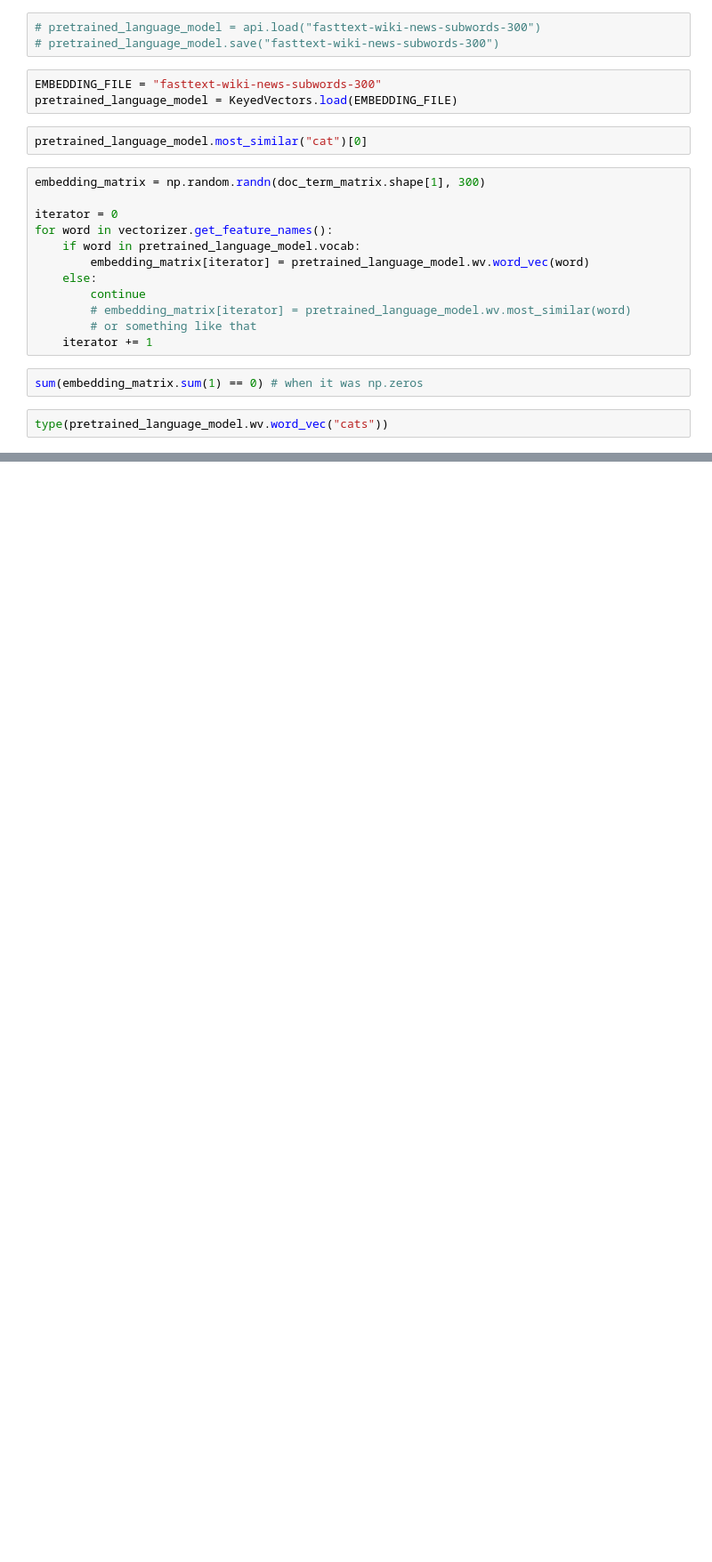
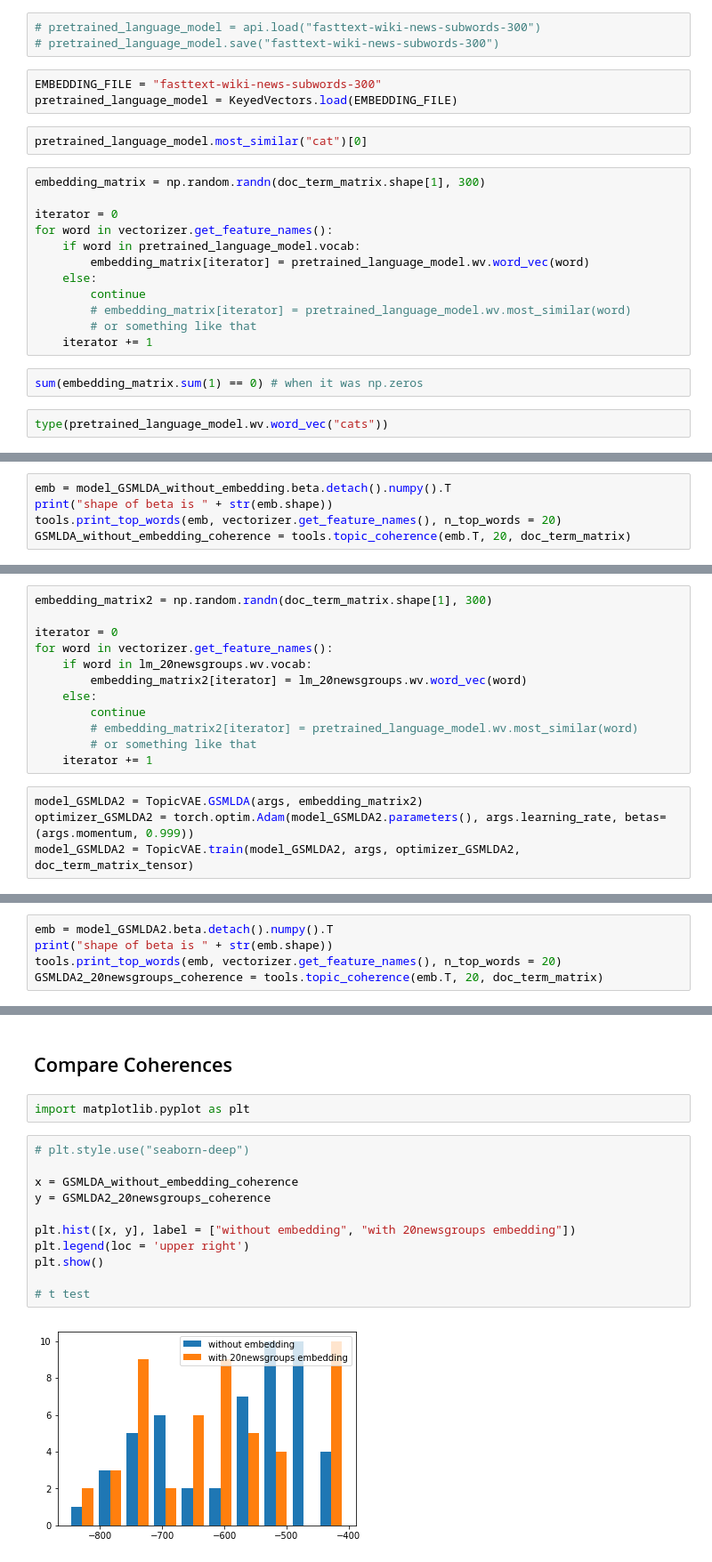
Before and after one commit to kristynpantoja/math689project, a Jupyter notebook: LDAExperiments.ipynb, the cells around one changed output, grey strips where cells are left out. Shown: that part at 89% size. Saved outputs shown, nothing was run; the diff lists cells and outputs as text; blank space fills up the shorter version.

Commit message:
language models function

```diff
--- a/LDAExperiments.ipynb
+++ b/LDAExperiments.ipynb
@@ -71,0 +194,5 @@ ValueError: The truth value of an array with more than one element is ambiguous.
+# %%
+emb = model_GSMLDA_without_embedding.beta.detach().numpy().T
+print("shape of beta is " + str(emb.shape))
+tools.print_top_words(emb, vectorizer.get_feature_names(), n_top_words = 20)
+GSMLDA_without_embedding_coherence = tools.topic_coherence(emb.T, 20, doc_term_matrix)
@@ -71,0 +237,16 @@ ValueError: The truth value of an array with more than one element is ambiguous.
+# %%
+embedding_matrix2 = np.random.randn(doc_term_matrix.shape[1], 300)
+
+iterator = 0
+for word in vectorizer.get_feature_names():
+    if word in lm_20newsgroups.wv.vocab:
+        embedding_matrix2[iterator] = lm_20newsgroups.wv.word_vec(word)
+    else:
+        continue
+        # embedding_matrix2[iterator] = pretrained_language_model.wv.most_similar(word)
+        # or something like that
+    iterator += 1
+# %%
+model_GSMLDA2 = TopicVAE.GSMLDA(args, embedding_matrix2)
+optimizer_GSMLDA2 = torch.optim.Adam(model_GSMLDA2.parameters(), args.learning_rate, betas=(args.momentum, 0.999))
+model_GSMLDA2 = TopicVAE.train(model_GSMLDA2, args, optimizer_GSMLDA2, doc_term_matrix_tensor)
@@ -71,0 +270,5 @@ ValueError: The truth value of an array with more than one element is ambiguous.
+# %%
+emb = model_GSMLDA2.beta.detach().numpy().T
+print("shape of beta is " + str(emb.shape))
+tools.print_top_words(emb, vectorizer.get_feature_names(), n_top_words = 20)
+GSMLDA2_20newsgroups_coherence = tools.topic_coherence(emb.T, 20, doc_term_matrix)
@@ -71,0 +293,17 @@ ValueError: The truth value of an array with more than one element is ambiguous.
+# %% [markdown]
+## Compare Coherences
+# %%
+import matplotlib.pyplot as plt
+# %%
+# plt.style.use("seaborn-deep")
+
+x = GSMLDA_without_embedding_coherence
+y = GSMLDA2_20newsgroups_coherence
+
+plt.hist([x, y], label = ["without embedding", "with 20newsgroups embedding"])
+plt.legend(loc = 'upper right')
+plt.show()
+
+# t test
+# %% [output]
+[figure, added]
```
Also changed, not shown: parts of 37 cells of this notebook.
